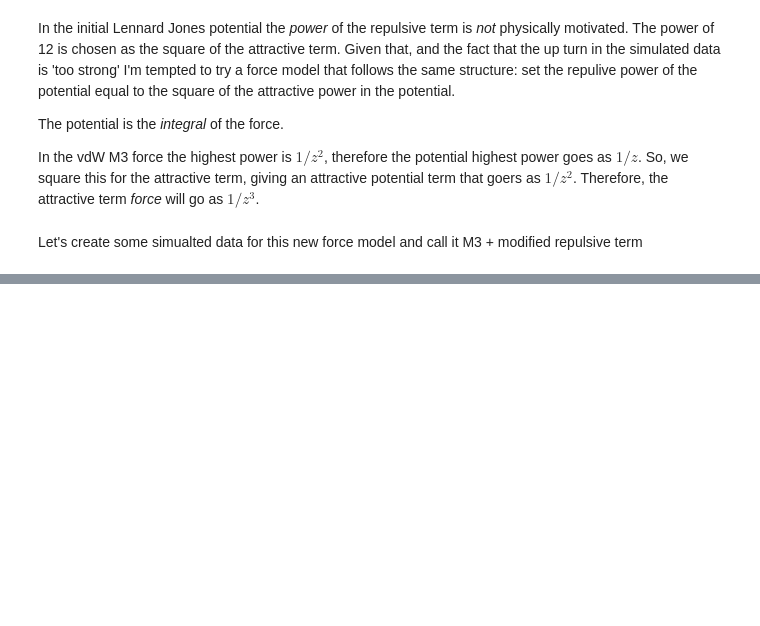
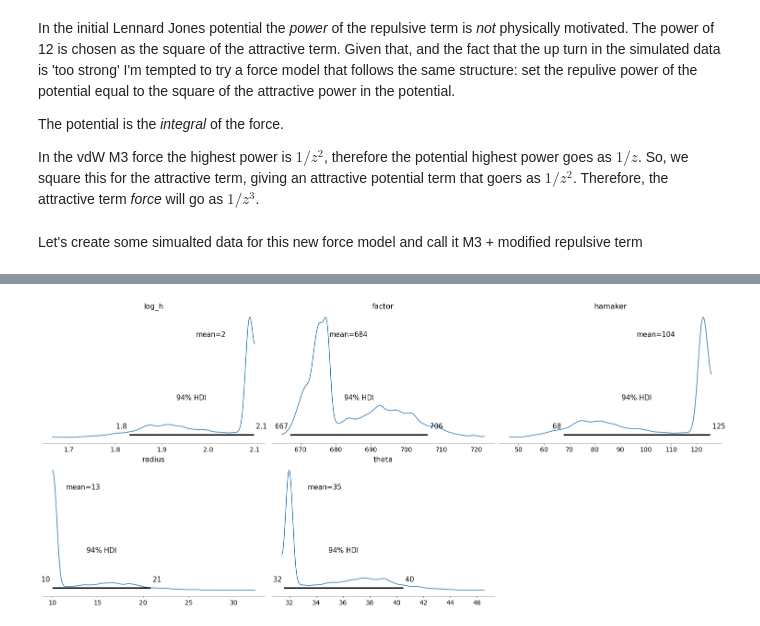
Before and after one commit to phys201/nc_AFM, a Jupyter notebook: documentation.ipynb, the cells around one changed output, grey strips where cells are left out. Cells and saved outputs as stored; diff of their text form; code cells hidden in the pictures; blank space fills up the shorter version.

```diff
--- a/documentation.ipynb
+++ b/documentation.ipynb
@@ -584,0 +764,5 @@ Let's create some simualted data for this new force model and call it M3 + modif
+# %%
+with m3_rep_model:
+    az.plot_posterior(trace)
+# %% [output]
+[figure, added]
```
Also changed, not shown: parts of 15 cells of this notebook.
